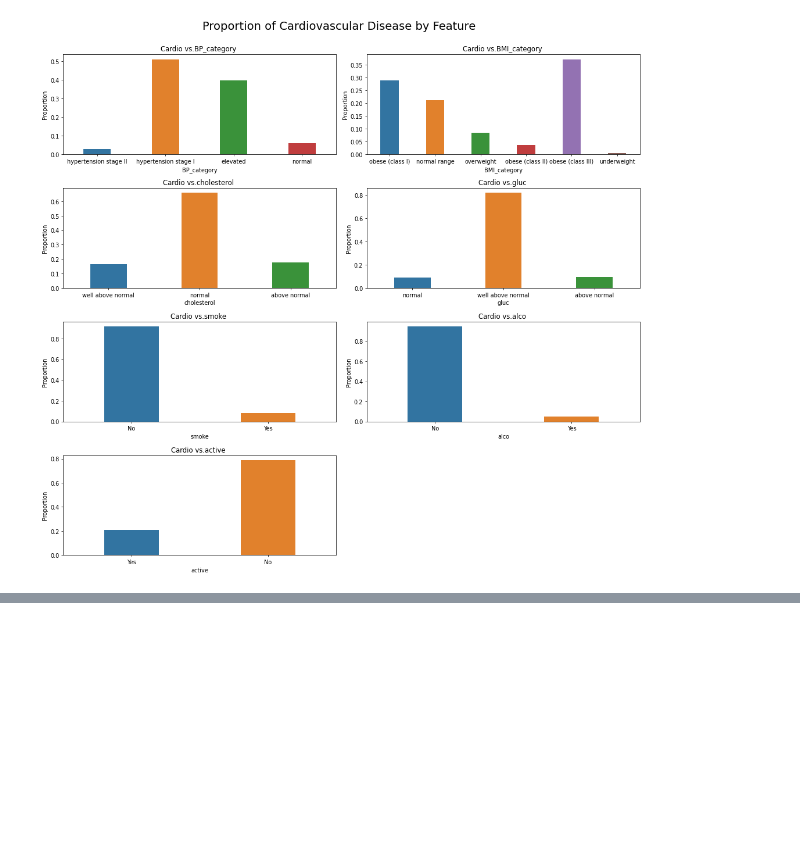
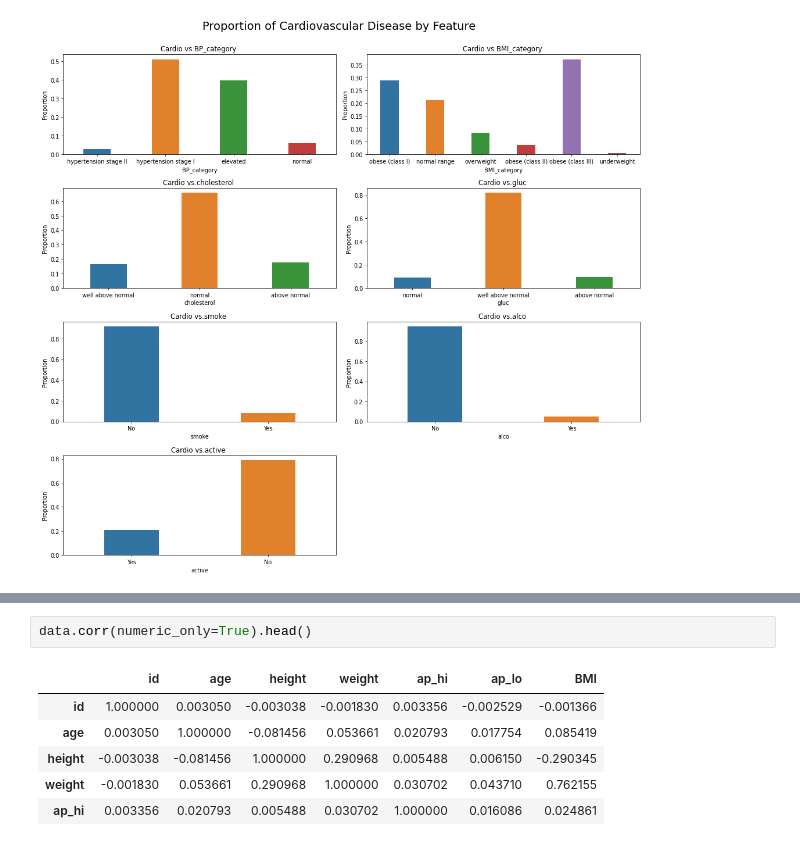
Before and after one commit to VineelaNedunuri/Machine-Learning-vineela-nedunuri, a Jupyter notebook: Labb/Disease _prediction.ipynb, the cells around one changed output, grey strips where cells are left out. Saved outputs shown, nothing was run; the diff lists cells and outputs as text; blank space fills up the shorter version.

```diff
--- a/Labb/Disease _prediction.ipynb
+++ b/Labb/Disease _prediction.ipynb
@@ -534,0 +554,9 @@ plt.show()
+# %%
+data.corr(numeric_only=True).head()
+# %% [output]
+|  | id | age | height | weight | ap_hi | ap_lo | BMI |
+| id | 1.000000 | 0.003050 | -0.003038 | -0.001830 | 0.003356 | -0.002529 | -0.001366 |
+| age | 0.003050 | 1.000000 | -0.081456 | 0.053661 | 0.020793 | 0.017754 | 0.085419 |
+| height | -0.003038 | -0.081456 | 1.000000 | 0.290968 | 0.005488 | 0.006150 | -0.290345 |
+| weight | -0.001830 | 0.053661 | 0.290968 | 1.000000 | 0.030702 | 0.043710 | 0.762155 |
+| ap_hi | 0.003356 | 0.020793 | 0.005488 | 0.030702 | 1.000000 | 0.016086 | 0.024861 |
```
Also changed, not shown: parts of 6 cells of this notebook.
